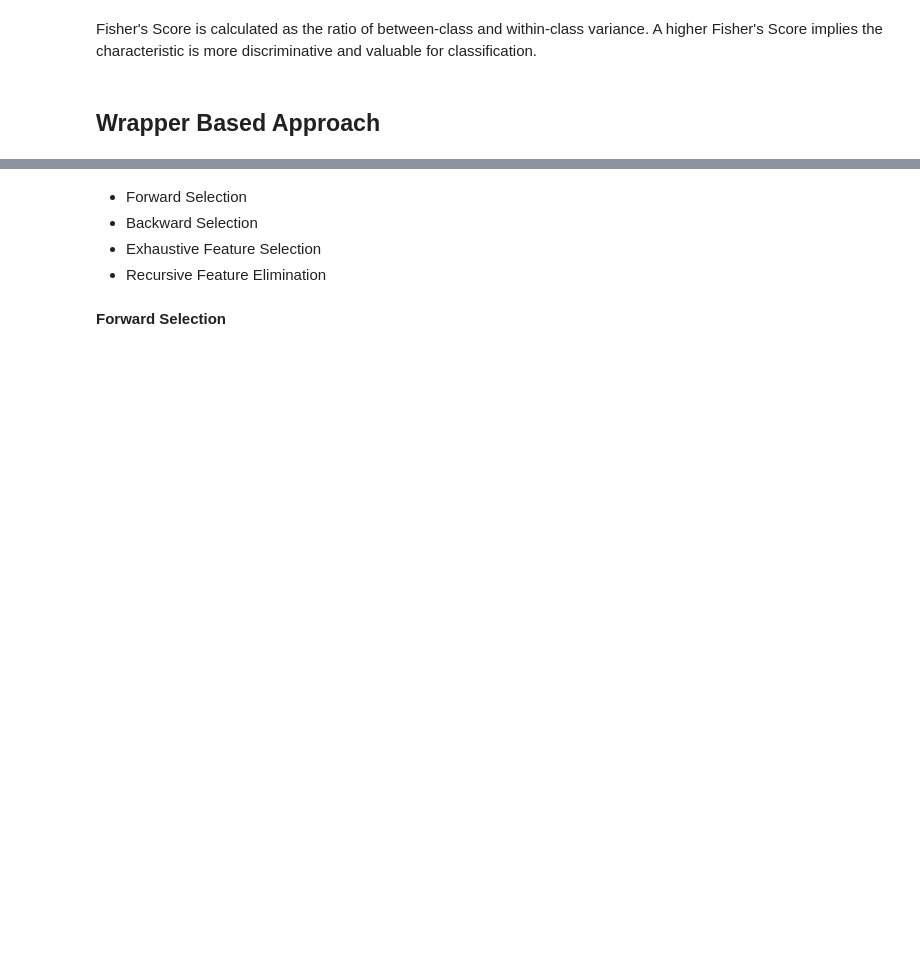
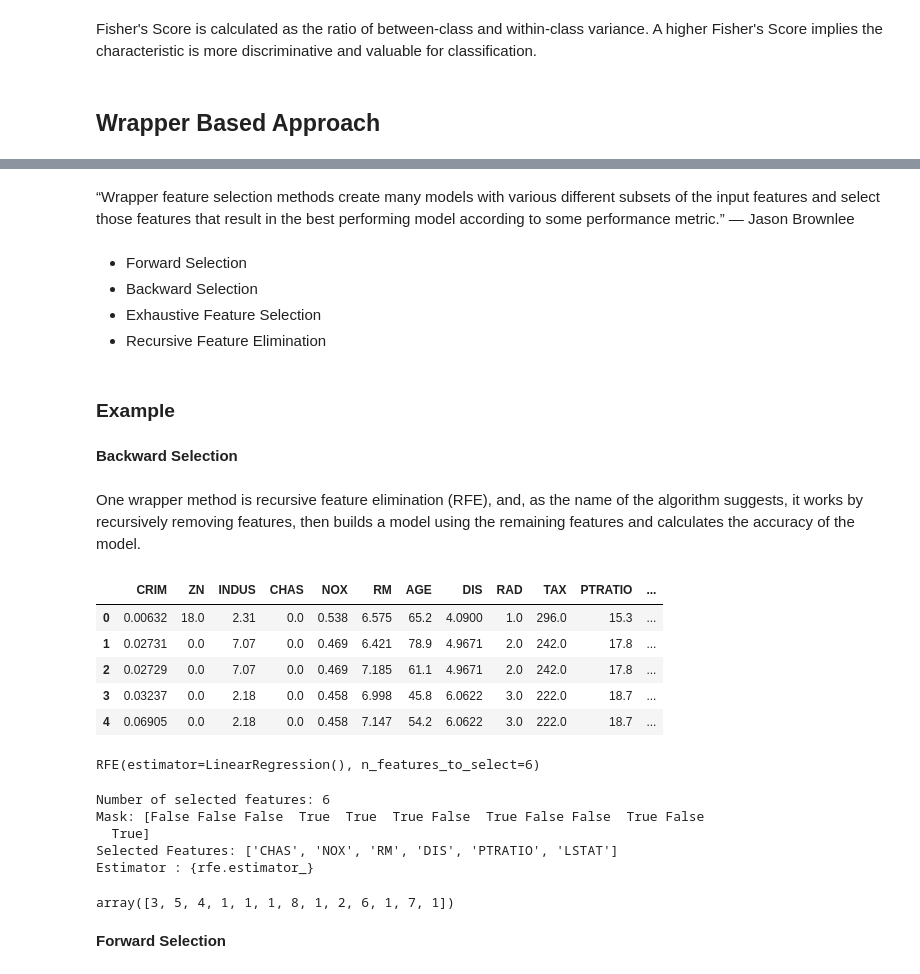
Before and after one commit to Biber76/MachineLearning, a Jupyter notebook: Advanced Feature.ipynb, the cells around one changed output, grey strips where cells are left out. Drawn from its saved outputs; the diff is of its cells as text; code cells hidden in the pictures; blank space fills up the shorter version.

```diff
--- a/Advanced Feature.ipynb
+++ b/Advanced Feature.ipynb
@@ -177,5 +274,36 @@ Fisher's Score is calculated as the ratio of between-class and within-class vari
+# %% [markdown]
+“Wrapper feature selection methods create many models with various different subsets of the input features and select those features that result in the best performing model according to some performance metric.” — Jason Brownlee
 # %% [markdown]
 - Forward Selection
 - Backward Selection
 - Exhaustive Feature Selection
 - Recursive Feature Elimination
+# %% [markdown]
+### Example
+# %% [markdown]
+**Backward Selection**
+# %% [markdown]
+One wrapper method is recursive feature elimination (RFE), and, as the name of the algorithm suggests, it works by recursively removing features, then builds a model using the remaining features and calculates the accuracy of the model.
+# %%
+import pandas as pd
+# original code no longer works: `load_boston` has been removed from scikit-learn since version 1.2
+# from sklearn.datasets import load_boston
+
+# # load data
+# boston_bunch = load_boston()
+# df = pd.DataFrame(data= boston_bunch.data,
+#                   columns= boston_bunch.feature_names)
+
+# # adding the target variable
+# df["target"] = boston_bunch.target
+# df.head()
+
+df = pd.read_csv('./data/boston.csv')
+df.head()
+# %% [output]
+|  | CRIM | ZN | INDUS | CHAS | NOX | RM | AGE | DIS | RAD | TAX | PTRATIO | ... |
+| 0 | 0.00632 | 18.0 | 2.31 | 0.0 | 0.538 | 6.575 | 65.2 | 4.0900 | 1.0 | 296.0 | 15.3 | ... |
+| 1 | 0.02731 | 0.0 | 7.07 | 0.0 | 0.469 | 6.421 | 78.9 | 4.9671 | 2.0 | 242.0 | 17.8 | ... |
+| 2 | 0.02729 | 0.0 | 7.07 | 0.0 | 0.469 | 7.185 | 61.1 | 4.9671 | 2.0 | 242.0 | 17.8 | ... |
+| 3 | 0.03237 | 0.0 | 2.18 | 0.0 | 0.458 | 6.998 | 45.8 | 6.0622 | 3.0 | 222.0 | 18.7 | ... |
+| 4 | 0.06905 | 0.0 | 2.18 | 0.0 | 0.458 | 7.147 | 54.2 | 6.0622 | 3.0 | 222.0 | 18.7 | ... |
@@ -182,3 +320,25 @@ Fisher's Score is calculated as the ratio of between-class and within-class vari
+# %%
+# create the RFE model and select 6 attributes
+rfe = RFE(lin_reg, n_features_to_select=6)
+rfe.fit(X, y)
+# %% [output]
+RFE(estimator=LinearRegression(), n_features_to_select=6)
+# %%
+# summarize the selection of the attributes
+print(f"Number of selected features: {rfe.n_features_}\n\
+Mask: {rfe.support_}\n\
+Selected Features:", [feature for feature, rank in zip(X.columns.values, rfe.ranking_) if rank==1],"\n\
+Estimator : {rfe.estimator_}")
+# %% [output]
+Number of selected features: 6
+Mask: [False False False  True  True  True False  True False False  True False
+  True]
+Selected Features: ['CHAS', 'NOX', 'RM', 'DIS', 'PTRATIO', 'LSTAT']
+Estimator : {rfe.estimator_}
+# %%
+rfe.ranking_
+# %% [output]
+array([3, 5, 4, 1, 1, 1, 8, 1, 2, 6, 1, 7, 1])
 # %% [markdown]
 **Forward Selection**
 # %% [markdown]
```
Also changed, not shown: parts of 18 cells of this notebook.
